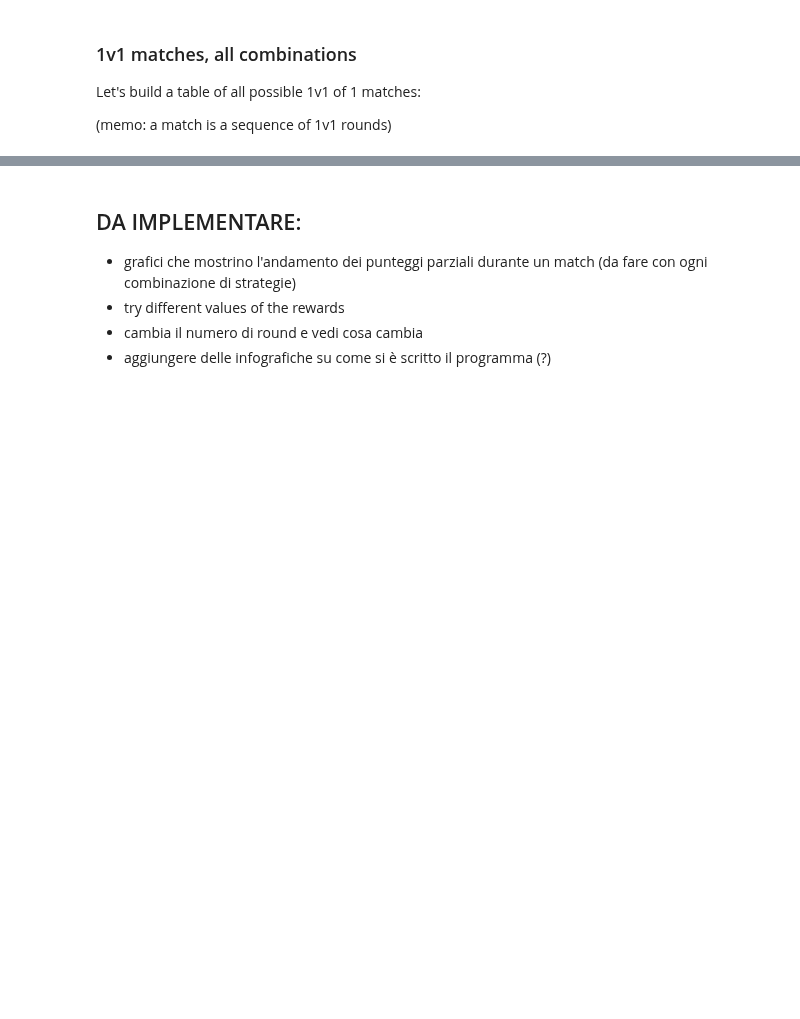
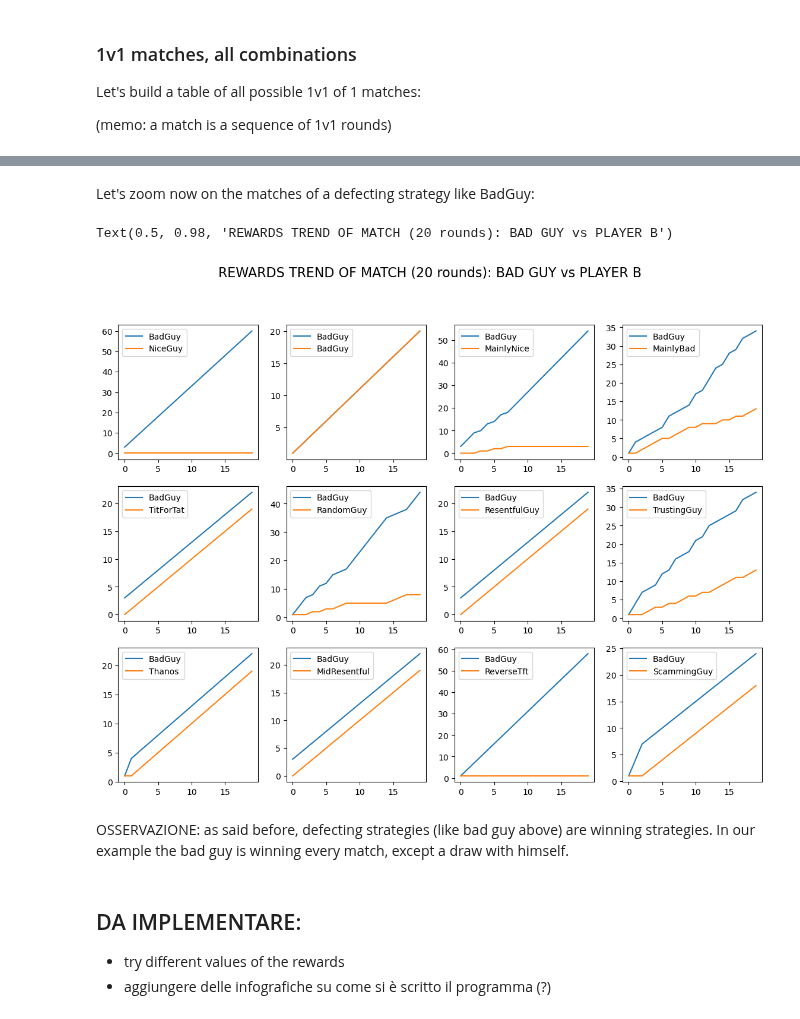
Before and after one commit to LeoPi314/LCP_projects_Y7_Group_4, a Jupyter notebook: round.ipynb, the cells around one changed output, grey strips where cells are left out. Cells and saved outputs as stored; diff of their text form; code cells hidden in the pictures; blank space fills up the shorter version.

```diff
--- a/round.ipynb
+++ b/round.ipynb
@@ -396,6 +403,29 @@ bisogna scegliere solo alcuni dei grafici sopra da mostrare come esempio
+# %% [markdown]
+Let's zoom now on the matches of a defecting strategy like BadGuy:
+# %%
+# PLOT of bad_guy matches
+
+fig, axs = plt.subplots(3, 4 ,figsize=(14,10))
+x_axis = np.arange(N)                                                 # array for x axis plots
+
+# let's plot graphs:
+k = 0
+for i in range(3):
+    for j in range(4):
+        rew_i, rew_j = zip( *table_partial_rewards[1][k] )           # extrapolate array of rewards for the two strategies
+        axs[i][j].plot(x_axis, rew_i, label="BadGuy")
+        axs[i][j].plot(x_axis, rew_j, label=f"{strategy_names[k]}")
+        axs[i][j].legend()
+        k = k +1
+
+# overall title:
+fig.suptitle(f"REWARDS TREND OF MATCH ({N} rounds): BAD GUY vs PLAYER B", fontsize=16)
+# %% [output]
+Text(0.5, 0.98, 'REWARDS TREND OF MATCH (20 rounds): BAD GUY vs PLAYER B')
+[figure, added]
+# %% [markdown]
+OSSERVAZIONE: as said before, defecting strategies (like bad guy above) are winning strategies. In our example the bad guy is winning every match, except a draw with himself.
 # %% [markdown]
 ## DA IMPLEMENTARE:
-* grafici che mostrino l'andamento dei punteggi parziali durante un match (da fare con ogni combinazione di strategie)
 * try different values of the rewards
-* cambia il numero di round e vedi cosa cambia
 * aggiungere delle infografiche su come si è scritto il programma (?)
```
Also changed, not shown: parts of 8 cells of this notebook.
